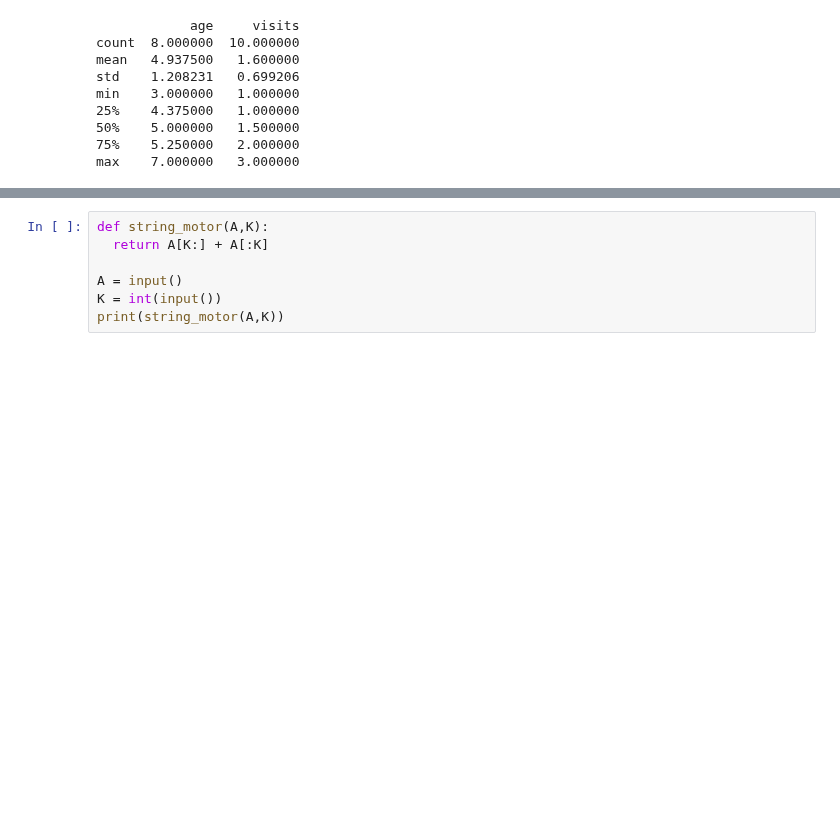
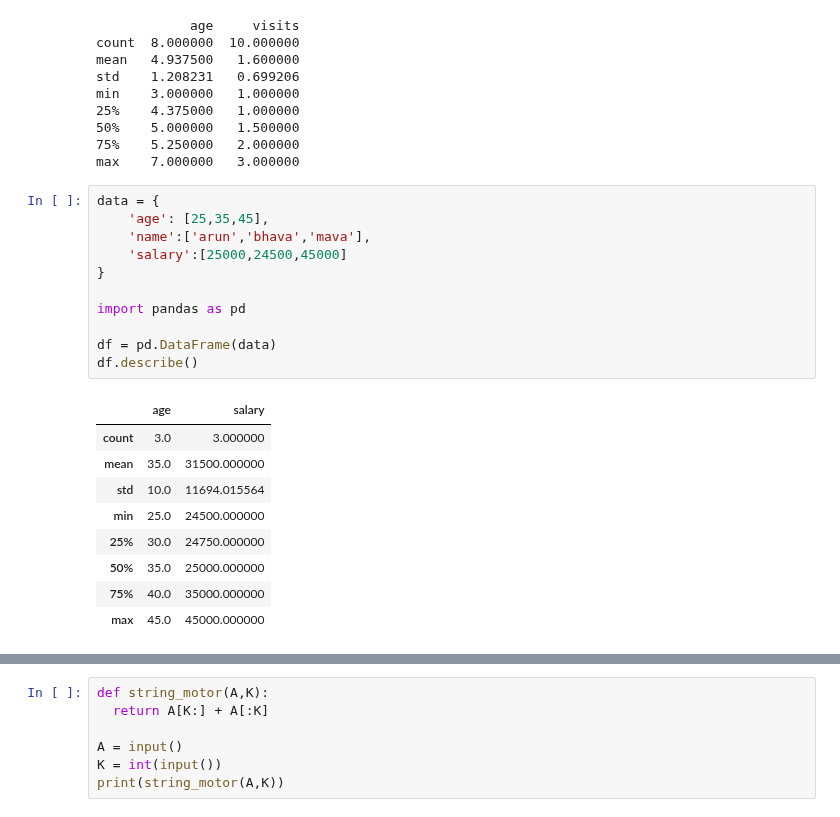
Before and after one commit to Tilak46-R/CODING-PRACTICE, a Jupyter notebook: Interview_questions.ipynb, the cells around one changed output, grey strips where cells are left out. Saved outputs shown, nothing was run; the diff lists cells and outputs as text; blank space fills up the shorter version.

```diff
--- a/Interview_questions.ipynb
+++ b/Interview_questions.ipynb
@@ -3459,3 +3459,24 @@ min    3.000000   1.000000
 50%    5.000000   1.500000
 75%    5.250000   2.000000
 max    7.000000   3.000000
+# %%
+data = {
+    'age': [25,35,45],
+    'name':['arun','bhava','mava'],
+    'salary':[25000,24500,45000]
+}
+
+import pandas as pd
+
+df = pd.DataFrame(data)
+df.describe()
+# %% [output]
+|  | age | salary |
+| count | 3.0 | 3.000000 |
+| mean | 35.0 | 31500.000000 |
+| std | 10.0 | 11694.015564 |
+| min | 25.0 | 24500.000000 |
+| 25% | 30.0 | 24750.000000 |
+| 50% | 35.0 | 25000.000000 |
+| 75% | 40.0 | 35000.000000 |
+| max | 45.0 | 45000.000000 |
```
Also changed, not shown: parts of 8 cells of this notebook.
